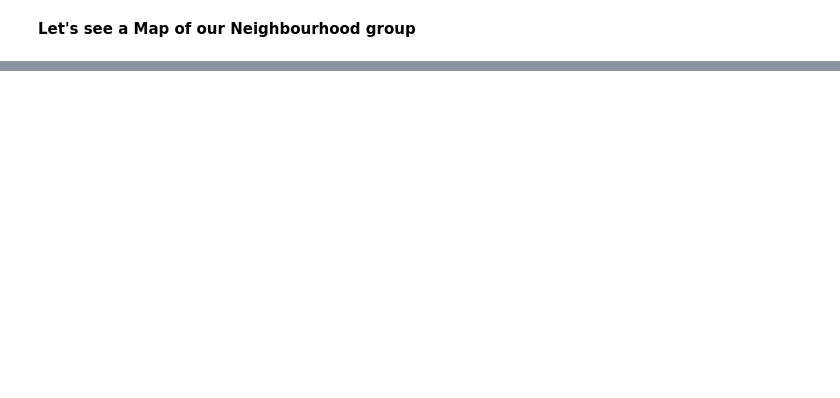
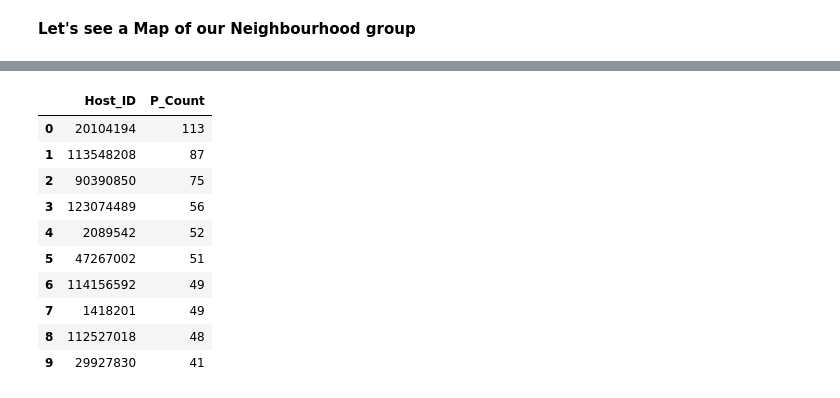
Before and after one commit to kostistzim/Airbnb-Athens-Data-Analysis, a Jupyter notebook: AirBnb_Athens_DataAnalysis.ipynb, the cells around one changed output, grey strips where cells are left out. Drawn from its saved outputs; the diff is of its cells as text; code cells hidden in the pictures; blank space fills up the shorter version.

```diff
--- a/AirBnb_Athens_DataAnalysis.ipynb
+++ b/AirBnb_Athens_DataAnalysis.ipynb
@@ -357,0 +379,5 @@ plt.ioff()
+# %%
+#let's see what hosts (IDs) have the most listings on Airbnb platform and taking advantage of this service
+
+top_host=airbnb.host_id.value_counts().head(10)
+top_host
@@ -357,0 +402,17 @@ plt.ioff()
+# %%
+top_host_df=pd.DataFrame(top_host)
+top_host_df.reset_index(inplace=True)
+top_host_df.rename(columns={'index':'Host_ID', 'host_id': 'P_Count'}, inplace=True)
+top_host_df
+# %% [output]
+|  | Host_ID | P_Count |
+| 0 | 20104194 | 113 |
+| 1 | 113548208 | 87 |
+| 2 | 90390850 | 75 |
+| 3 | 123074489 | 56 |
+| 4 | 2089542 | 52 |
+| 5 | 47267002 | 51 |
+| 6 | 114156592 | 49 |
+| 7 | 1418201 | 49 |
+| 8 | 112527018 | 48 |
+| 9 | 29927830 | 41 |
```
Also changed, not shown: parts of 12 cells of this notebook.
